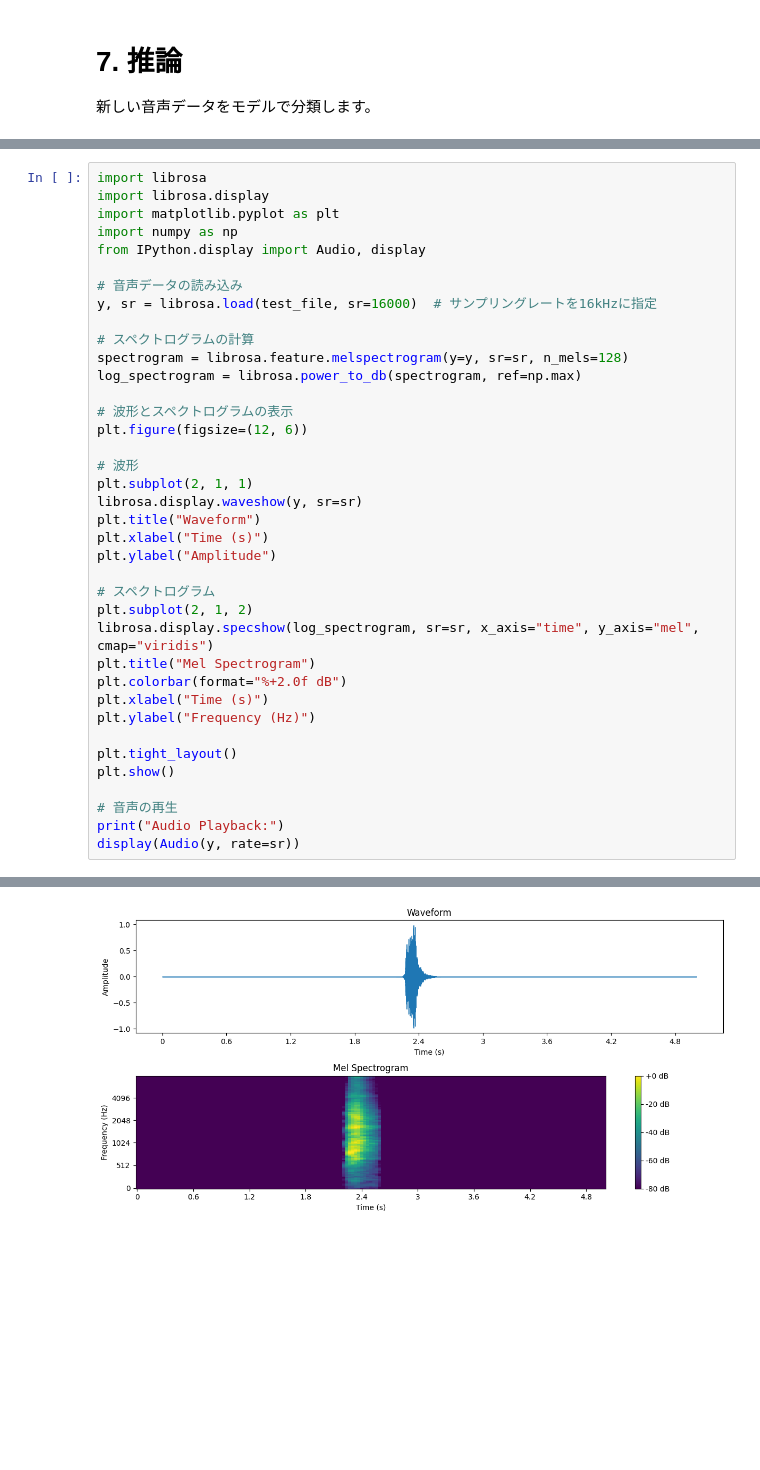
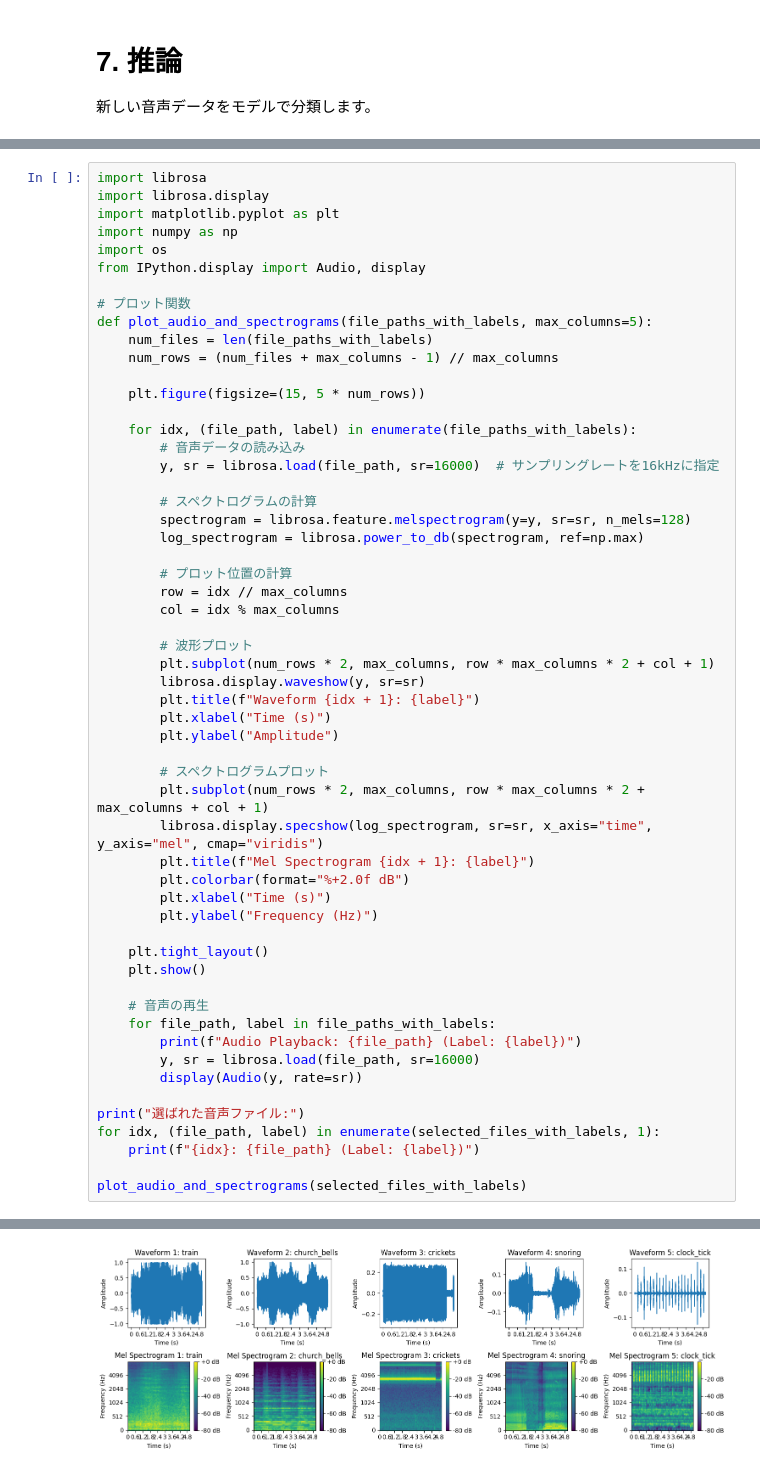
Before and after one commit to iwatadive28/ESC-50-1DCNN, a Jupyter notebook: ESC_50_1DCNN.ipynb, the cells around one changed output, grey strips where cells are left out. Saved outputs shown, nothing was run; the diff lists cells and outputs as text; blank space fills up the shorter version.

```diff
--- a/ESC_50_1DCNN.ipynb
+++ b/ESC_50_1DCNN.ipynb
@@ -329,37 +481,55 @@ import librosa
 import librosa.display
 import matplotlib.pyplot as plt
 import numpy as np
+import os
 from IPython.display import Audio, display
 
-# 音声データの読み込み
-y, sr = librosa.load(test_file, sr=16000)  # サンプリングレートを16kHzに指定
+# プロット関数
+def plot_audio_and_spectrograms(file_paths_with_labels, max_columns=5):
+    num_files = len(file_paths_with_labels)
+    num_rows = (num_files + max_columns - 1) // max_columns
 
-# スペクトログラムの計算
-spectrogram = librosa.feature.melspectrogram(y=y, sr=sr, n_mels=128)
-log_spectrogram = librosa.power_to_db(spectrogram, ref=np.max)
+    plt.figure(figsize=(15, 5 * num_rows))
 
-# 波形とスペクトログラムの表示
-plt.figure(figsize=(12, 6))
+    for idx, (file_path, label) in enumerate(file_paths_with_labels):
+        # 音声データの読み込み
+        y, sr = librosa.load(file_path, sr=16000)  # サンプリングレートを16kHzに指定
 
-# 波形
-plt.subplot(2, 1, 1)
-librosa.display.waveshow(y, sr=sr)
-plt.title("Waveform")
-plt.xlabel("Time (s)")
-plt.ylabel("Amplitude")
+        # スペクトログラムの計算
+        spectrogram = librosa.feature.melspectrogram(y=y, sr=sr, n_mels=128)
+        log_spectrogram = librosa.power_to_db(spectrogram, ref=np.max)
 
-# スペクトログラム
-plt.subplot(2, 1, 2)
-librosa.display.specshow(log_spectrogram, sr=sr, x_axis="time", y_axis="mel", cmap="viridis")
-plt.title("Mel Spectrogram")
-plt.colorbar(format="%+2.0f dB")
-plt.xlabel("Time (s)")
-plt.ylabel("Frequency (Hz)")
+        # プロット位置の計算
+        row = idx // max_columns
+        col = idx % max_columns
 
-plt.tight_layout()
-plt.show()
+        # 波形プロット
+        plt.subplot(num_rows * 2, max_columns, row * max_columns * 2 + col + 1)
+        librosa.display.waveshow(y, sr=sr)
+        plt.title(f"Waveform {idx + 1}: {label}")
+        plt.xlabel("Time (s)")
+        plt.ylabel("Amplitude")
 
-# 音声の再生
-print("Audio Playback:")
-display(Audio(y, rate=sr))
+        # スペクトログラムプロット
+        plt.subplot(num_rows * 2, max_columns, row * max_columns * 2 + max_columns + col + 1)
+        librosa.display.specshow(log_spectrogram, sr=sr, x_axis="time", y_axis="mel", cmap="viridis")
+        plt.title(f"Mel Spectrogram {idx + 1}: {label}")
+        plt.colorbar(format="%+2.0f dB")
+        plt.xlabel("Time (s)")
+        plt.ylabel("Frequency (Hz)")
+
+    plt.tight_layout()
+    plt.show()
+
+    # 音声の再生
+    for file_path, label in file_paths_with_labels:
+        print(f"Audio Playback: {file_path} (Label: {label})")
+        y, sr = librosa.load(file_path, sr=16000)
+        display(Audio(y, rate=sr))
+
+print("選ばれた音声ファイル:")
+for idx, (file_path, label) in enumerate(selected_files_with_labels, 1):
+    print(f"{idx}: {file_path} (Label: {label})")
+
+plot_audio_and_spectrograms(selected_files_with_labels)
 # %% [output]
@@ -366 +542 @@ display(Audio(y, rate=sr))
-[figure, old version]
+[figure, new version]
```
Also changed, not shown: parts of 14 cells of this notebook.
